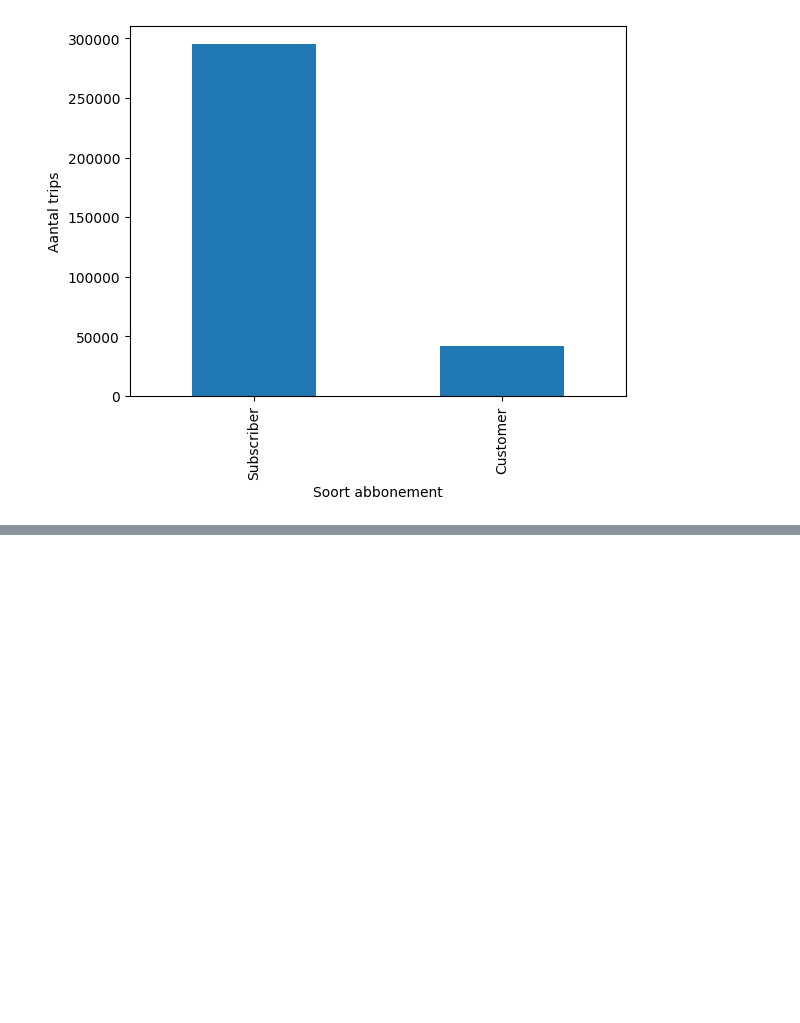
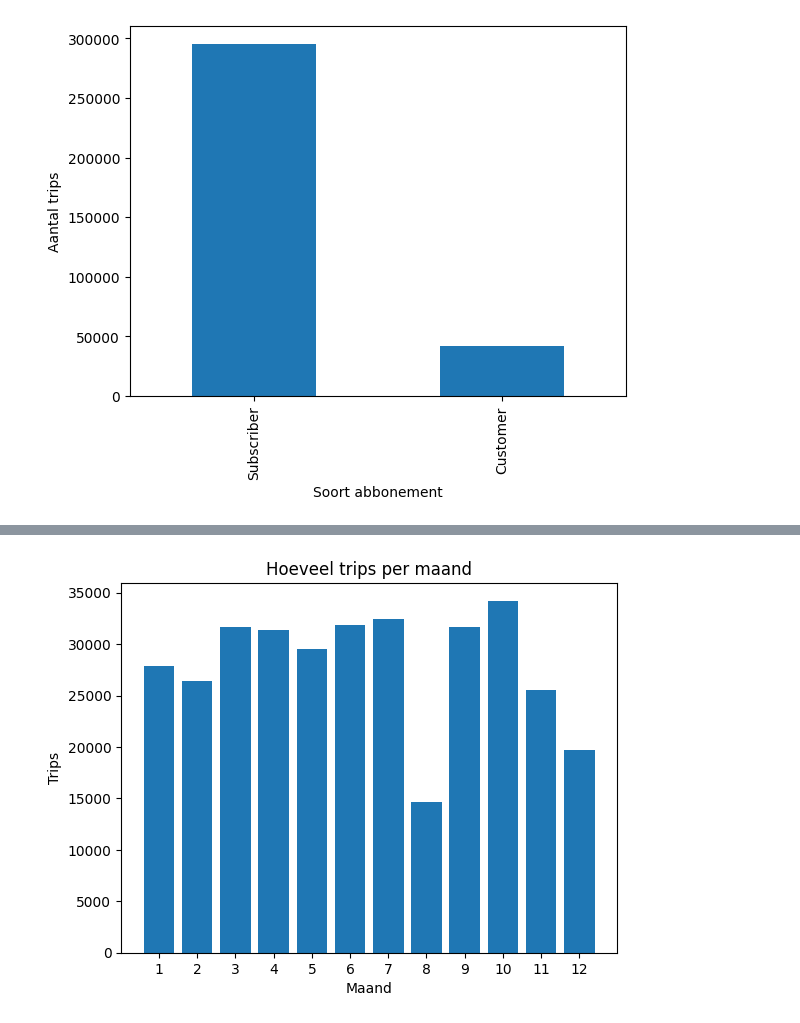
Before and after one commit to DecosterBram/MOW-BikeShare-workshop, a Jupyter notebook: notebooks/BikeShare_exercise_solution.ipynb, the cells around one changed output, grey strips where cells are left out. Saved outputs shown, nothing was run; the diff lists cells and outputs as text; code cells hidden in the pictures; blank space fills up the shorter version.

```diff
--- a/notebooks/BikeShare_exercise_solution.ipynb
+++ b/notebooks/BikeShare_exercise_solution.ipynb
@@ -180,0 +247,16 @@ plt.show()
+# %%
+# Splits Start Date op
+trip_data['StartYear'] = trip_data['Start Date'].dt.year
+trip_data['StartMonth'] = trip_data['Start Date'].dt.month
+trip_data['StartDay'] = trip_data['Start Date'].dt.day
+trip_data['StartWeekday'] = trip_data['Start Date'].dt.weekday  # Maandag is 0 en zondag is 6
+trip_data['StartHour'] = trip_data['Start Date'].dt.hour
+trip_data['StartMinute'] = trip_data['Start Date'].dt.minute
+
+# Splits End Date op
+trip_data['EndYear'] = trip_data['End Date'].dt.year
+trip_data['EndMonth'] = trip_data['End Date'].dt.month
+trip_data['EndDay'] = trip_data['End Date'].dt.day
+trip_data['EndWeekday'] = trip_data['End Date'].dt.weekday  # Maandag is 0 en zondag is 6
+trip_data['EndHour'] = trip_data['End Date'].dt.hour
+trip_data['EndMinute'] = trip_data['End Date'].dt.minute
@@ -180,0 +274,4 @@ plt.show()
+# %%
+trip_data = trip_data.drop('Start Date',axis=1)
+trip_data = trip_data.drop('End Date',axis=1)
+trip_data.head()
@@ -180,0 +285,11 @@ plt.show()
+# %%
+tripsPerMonth= trip_data['StartMonth'].value_counts().reset_index().sort_values(by= 'StartMonth')
+
+plt.bar(tripsPerMonth['StartMonth'], tripsPerMonth['count'])
+plt.xlabel('Maand')
+plt.ylabel('Trips')
+plt.xticks(tripsPerMonth['StartMonth'])
+plt.title('Hoeveel trips per maand')
+plt.show()
+# %% [output]
+[figure, added]
```
Also changed, not shown: parts of 50 cells of this notebook.
